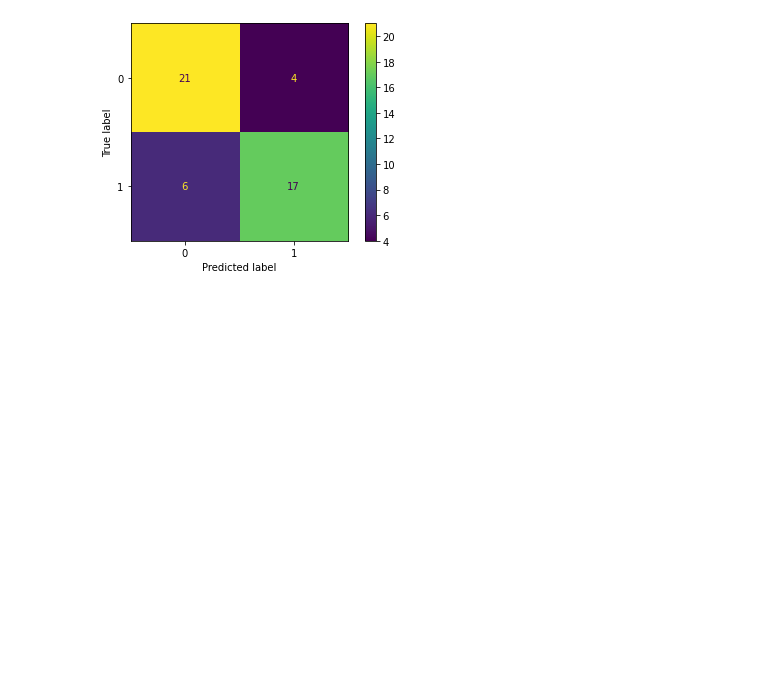
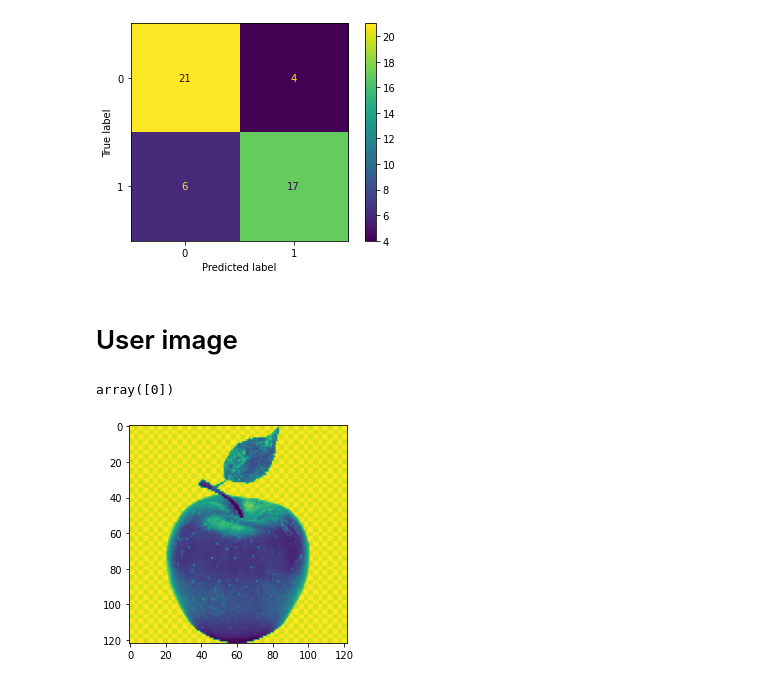
Before and after one commit to JurijJusel/Image, a Jupyter notebook: apple_banana_df.ipynb, the cells around one changed output. Saved outputs shown, nothing was run; the diff lists cells and outputs as text; code cells hidden in the pictures; blank space fills up the shorter version.

```diff
--- a/apple_banana_df.ipynb
+++ b/apple_banana_df.ipynb
@@ -258,3 +258,20 @@ disp.plot()
 # %% [output]
 <sklearn.metrics._plot.confusion_matrix.ConfusionMatrixDisplay at 0x...>
 [figure]
+# %% [markdown]
+# User image
+# %%
+user_image='/content/drive/MyDrive/Colab Notebooks/Image_41.jpg'  # apple
+# user_image='/content/drive/MyDrive/Colab Notebooks/Image_49.jpg'  # banana
+# %%
+gray_img = cv2.imread(user_image, cv2.IMREAD_GRAYSCALE)
+gray_img_resized = cv2.resize(gray_img, (122, 122))
+plt.imshow(gray_img_resized)
+# Flatten the image to a 1D array
+img_flattened = gray_img_resized.reshape((1, -1))
+
+prediction = logisticRegr.predict(img_flattened)
+prediction
+# %% [output]
+array([0])
+[figure, added]
```
Also changed, not shown: parts of 3 cells of this notebook.
